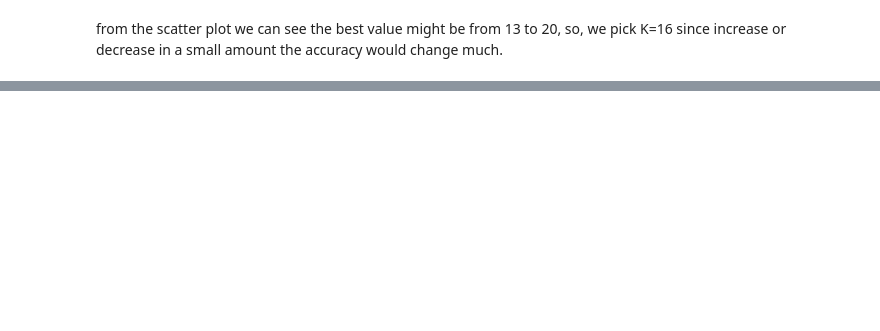
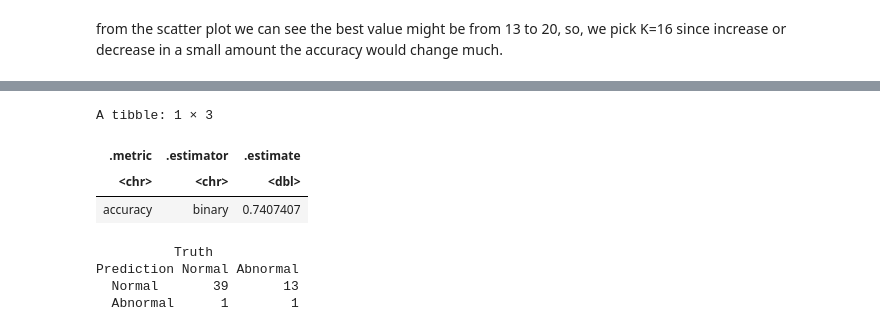
Before and after one commit to TimWei12/Group_25_project, a Jupyter notebook: final project.ipynb, the cells around one changed output, grey strips where cells are left out. Saved outputs shown, nothing was run; the diff lists cells and outputs as text; code cells hidden in the pictures; blank space fills up the shorter version.

```diff
--- a/final project.ipynb
+++ b/final project.ipynb
@@ -167,0 +199,29 @@ Prediction Normal Abnormal
+# %%
+knn_spec_bestK_two <- nearest_neighbor(weight_func = "rectangular", neighbors = 14) |>
+            set_engine("kknn") |>
+            set_mode("classification")
+
+knn_fit_bestK_two <- workflow() |>
+        add_recipe(knn_recipe_two) |>
+        add_model(knn_spec_bestK_two) |>
+        fit(data=cleveland_train_scaled)
+
+prediction_two <- predict(knn_fit_bestK_two, cleveland_test_scaled) |>
+                bind_cols(cleveland_test_scaled)
+
+accuracy_two <- prediction_two |> metrics(truth=num, estimate=.pred_class) |>
+                filter(.metric == "accuracy")
+accuracy_two
+
+confusion_two <- prediction_two |>
+                conf_mat(truth=num, estimate=.pred_class)
+confusion_two
+# %% [output]
+A tibble: 1 × 3
+| .metric | .estimator | .estimate |
+| <chr> | <chr> | <dbl> |
+| accuracy | binary | 0.7407407 |
+          Truth
+Prediction Normal Abnormal
+  Normal       39       13
+  Abnormal      1        1
```
Also changed, not shown: parts of 12 cells of this notebook.
